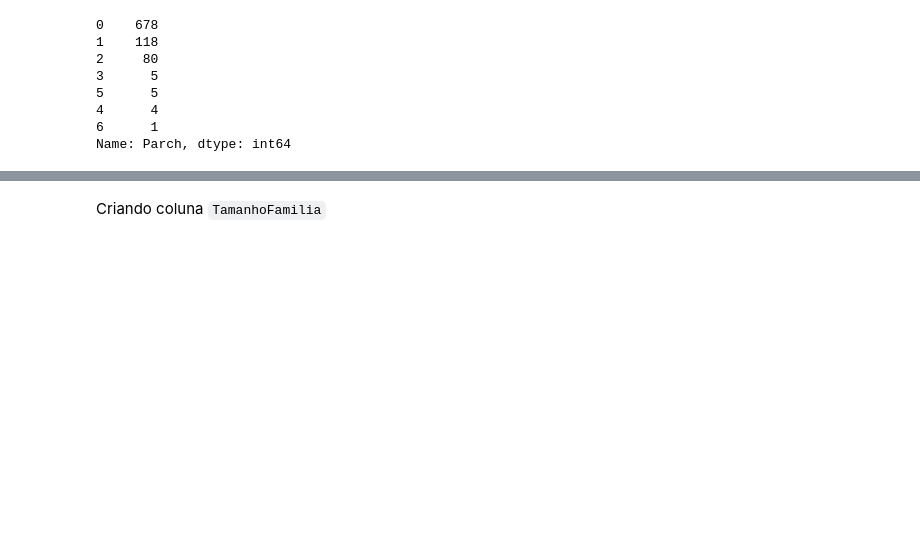
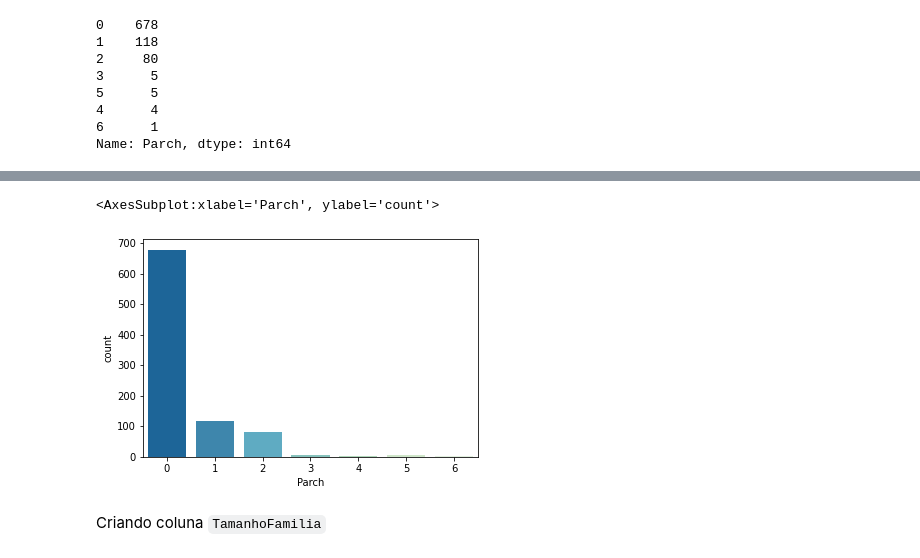
Before and after one commit to EuReinoso/MachineLearning-Tutorial, a Jupyter notebook: Exemplo1/Titanic_ML.ipynb, the cells around one changed output, grey strips where cells are left out. Drawn from its saved outputs; the diff is of its cells as text; code cells hidden in the pictures; blank space fills up the shorter version.

```diff
--- a/Exemplo1/Titanic_ML.ipynb
+++ b/Exemplo1/Titanic_ML.ipynb
@@ -123,3 +139,8 @@ Name: Parch, dtype: int64
+# %%
+sns.countplot(treino['Parch'], palette= 'GnBu_r')
+# %% [output]
+<AxesSubplot:xlabel='Parch', ylabel='count'>
+[figure, added]
 # %% [markdown]
 Criando coluna `TamanhoFamilia`
 # %%
```
Also changed, not shown: parts of 12 cells of this notebook.
